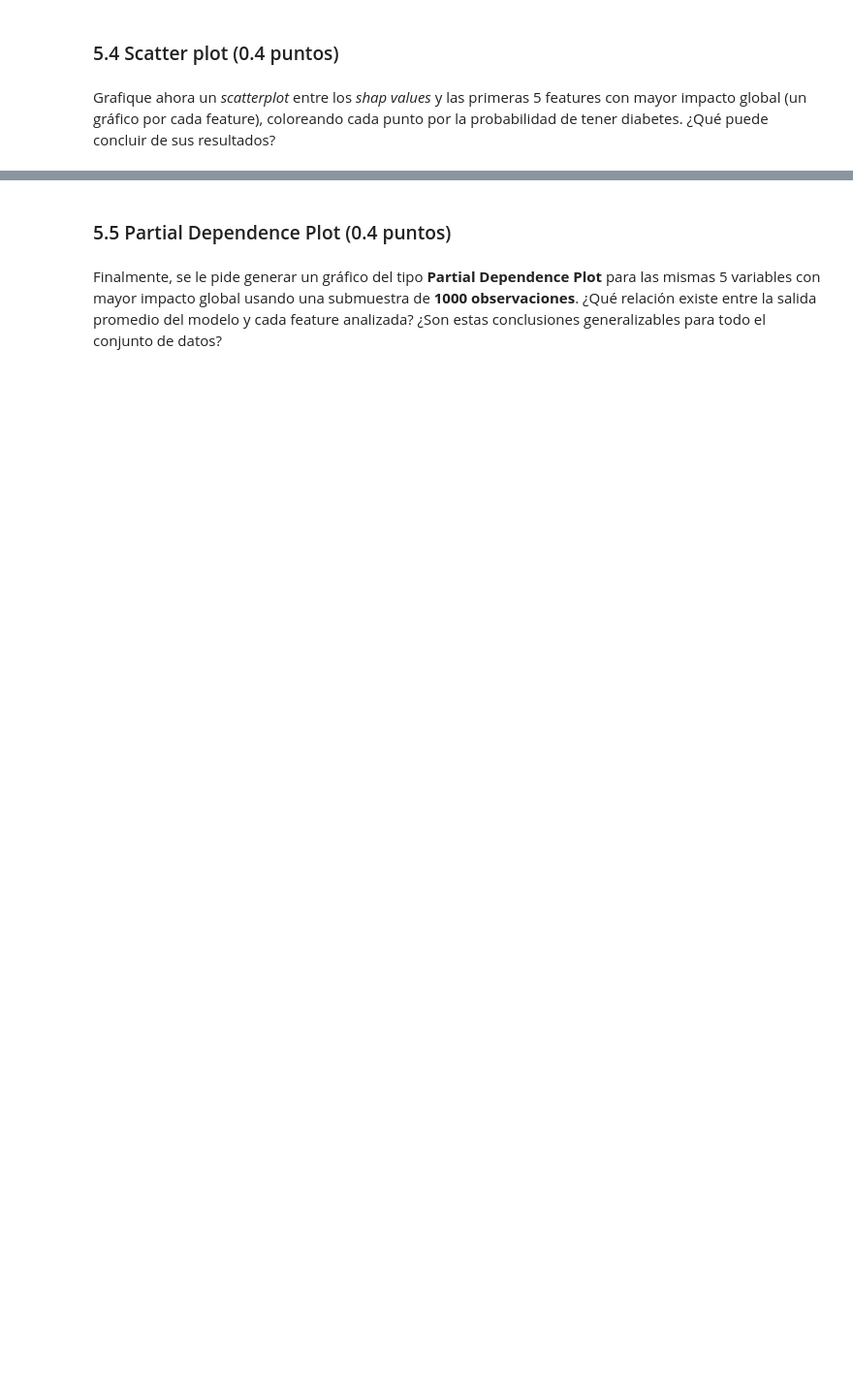
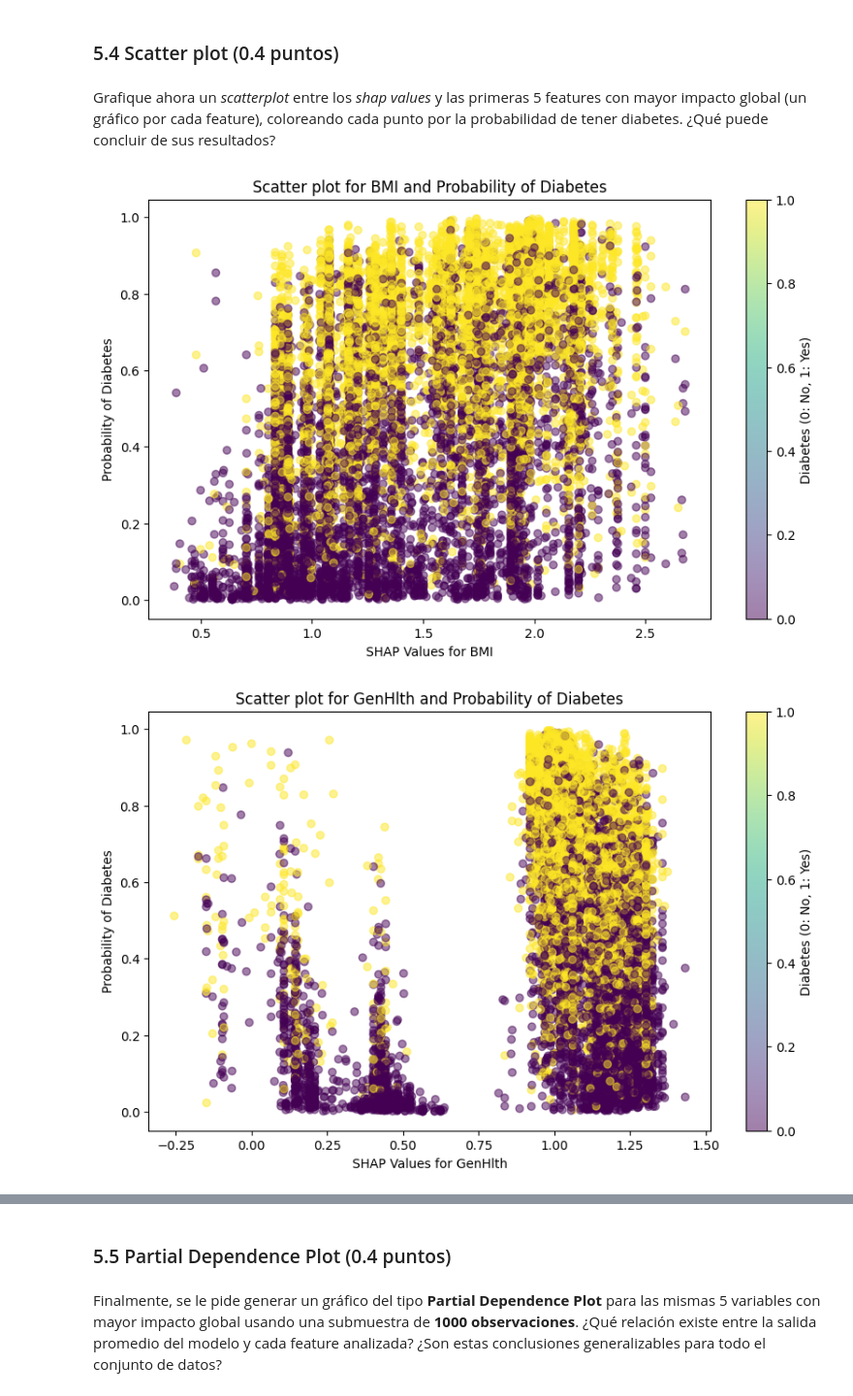
Before and after one commit to eduardomoyab/MDS7202_1, a Jupyter notebook: lab10/Laboratorio10_Enunciado.ipynb, the cells around one changed output, grey strips where cells are left out. Shown at 97% size. Cells and saved outputs as stored; diff of their text form; code cells hidden in the pictures; blank space fills up the shorter version.

```diff
--- a/lab10/Laboratorio10_Enunciado.ipynb
+++ b/lab10/Laboratorio10_Enunciado.ipynb
@@ -338,0 +353,26 @@ Grafique ahora un *scatterplot* entre los *shap values* y las primeras 5 feature
+# %%
+# Inserte código para generar gráficos de feature vs shap value aquí
+import matplotlib.pyplot as plt
+
+# Calcular el impacto global de cada característica
+summary_vals = np.abs(shap_values).mean(axis=0)
+
+# Seleccionar las 5 características con mayor impacto
+top_features = summary_vals.argsort()[::-1][:5]
+
+# Crear los scatter plots para cada una de las 5 características
+for feature in top_features:
+    plt.figure(figsize=(10, 6))
+
+    # Scatter plot entre los valores SHAP y la probabilidad de tener diabetes, con puntos de tamaño proporcional al valor SHAP
+    plt.scatter(shap_values[:, feature], pipeline.predict_proba(X_test)[:, 1], c=y_test, cmap=None, alpha=0.5)
+
+    # Configuración del gráfico
+    plt.xlabel(f'SHAP Values for {X_test.columns[feature]}')
+    plt.ylabel('Probability of Diabetes')
+    plt.title(f'Scatter plot for {X_test.columns[feature]} and Probability of Diabetes')
+    plt.colorbar(label='Diabetes (0: No, 1: Yes)')
+    plt.show()
+# %% [output]
+[figure, added]
+[figure, added]
```
Also changed, not shown: parts of 11 cells of this notebook.
